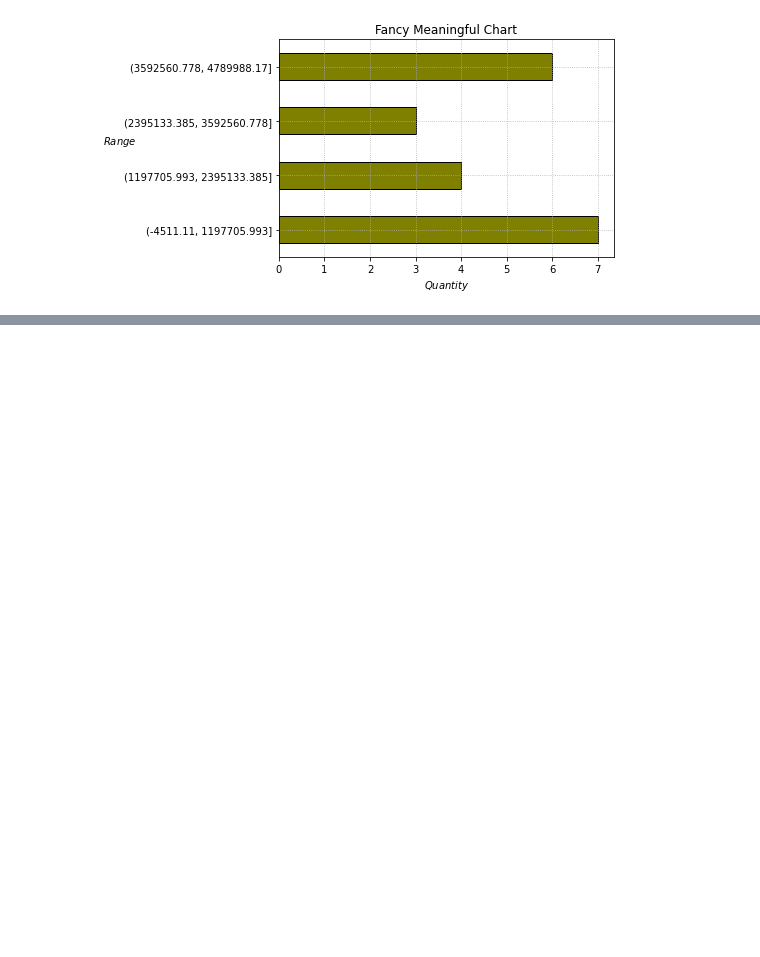
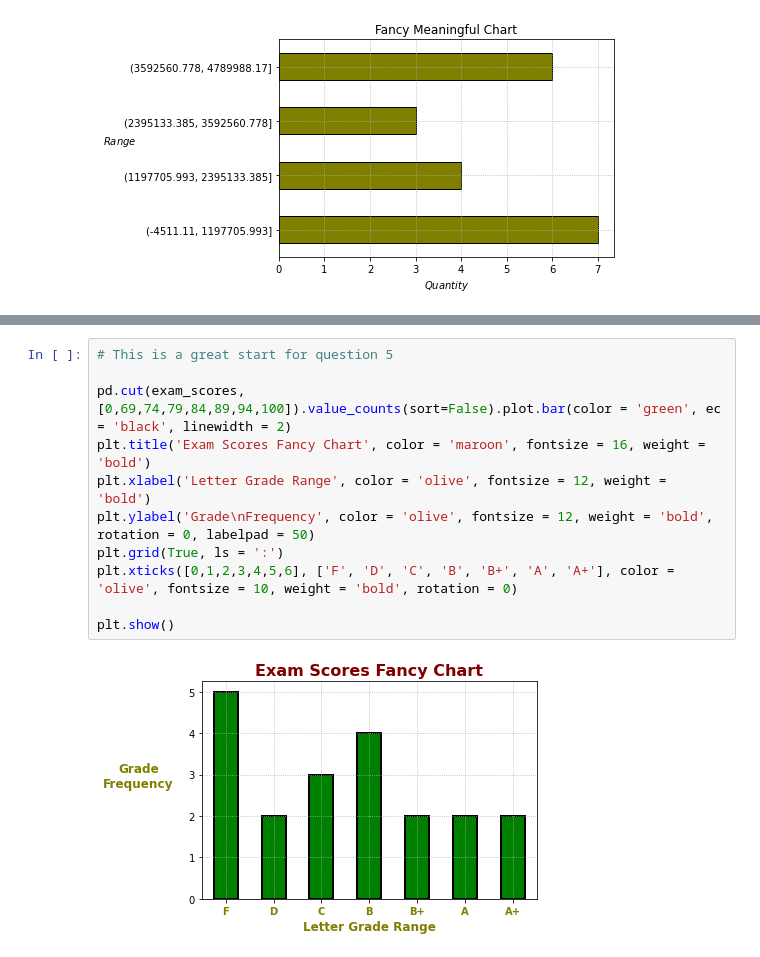
Before and after one commit to Tyler-Applegate/numpy-pandas-visualization-exercises, a Jupyter notebook: pandas_exercises.ipynb, the cells around one changed output, grey strips where cells are left out. Saved outputs shown, nothing was run; the diff lists cells and outputs as text; blank space fills up the shorter version.

```diff
--- a/pandas_exercises.ipynb
+++ b/pandas_exercises.ipynb
@@ -648,0 +668,13 @@ plt.show()
+# %%
+# This is a great start for question 5
+
+pd.cut(exam_scores, [0,69,74,79,84,89,94,100]).value_counts(sort=False).plot.bar(color = 'green', ec = 'black', linewidth = 2)
+plt.title('Exam Scores Fancy Chart', color = 'maroon', fontsize = 16, weight = 'bold')
+plt.xlabel('Letter Grade Range', color = 'olive', fontsize = 12, weight = 'bold')
+plt.ylabel('Grade\nFrequency', color = 'olive', fontsize = 12, weight = 'bold', rotation = 0, labelpad = 50)
+plt.grid(True, ls = ':')
+plt.xticks([0,1,2,3,4,5,6], ['F', 'D', 'C', 'B', 'B+', 'A', 'A+'], color = 'olive', fontsize = 10, weight = 'bold', rotation = 0)
+
+plt.show()
+# %% [output]
+[figure, added]
```
Also changed, not shown: parts of 30 cells of this notebook, 1 other file.
